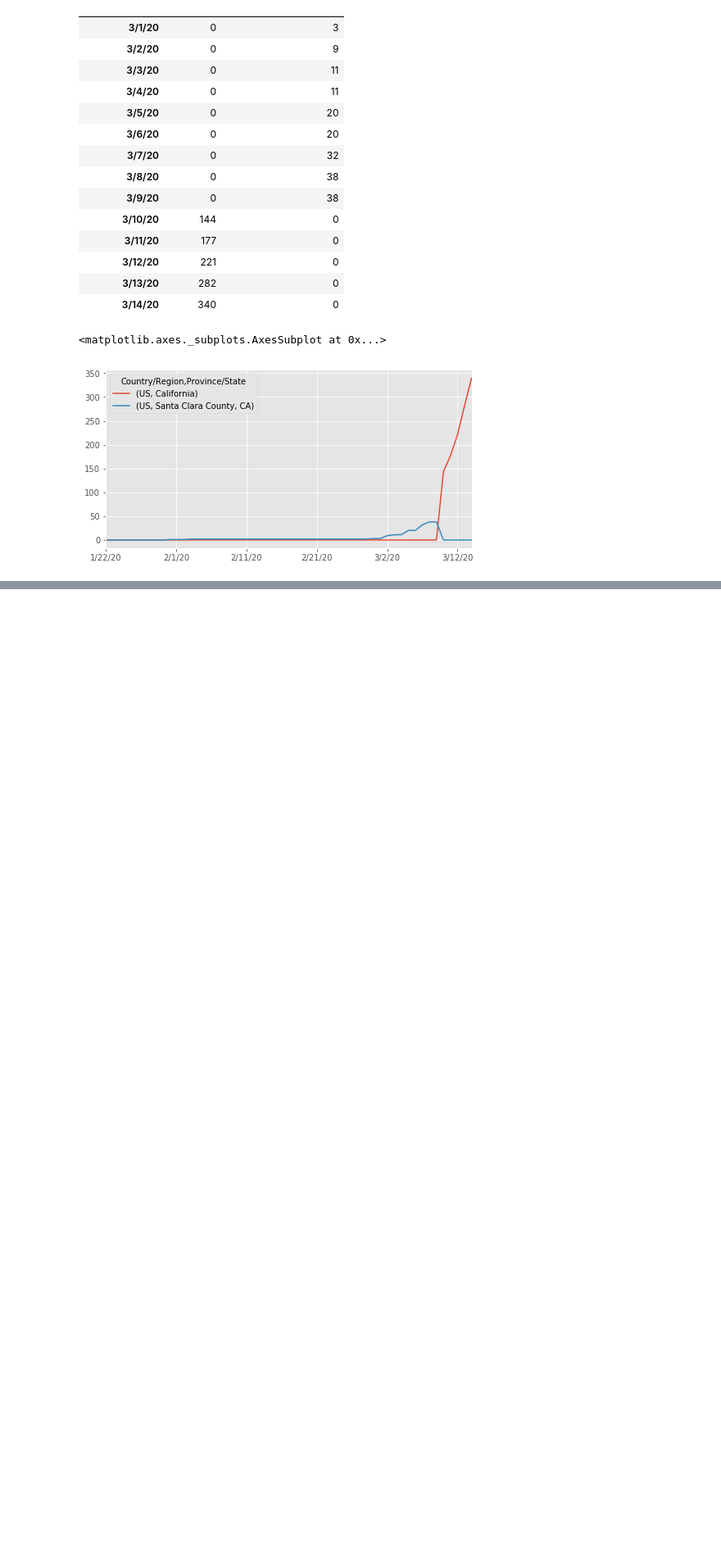
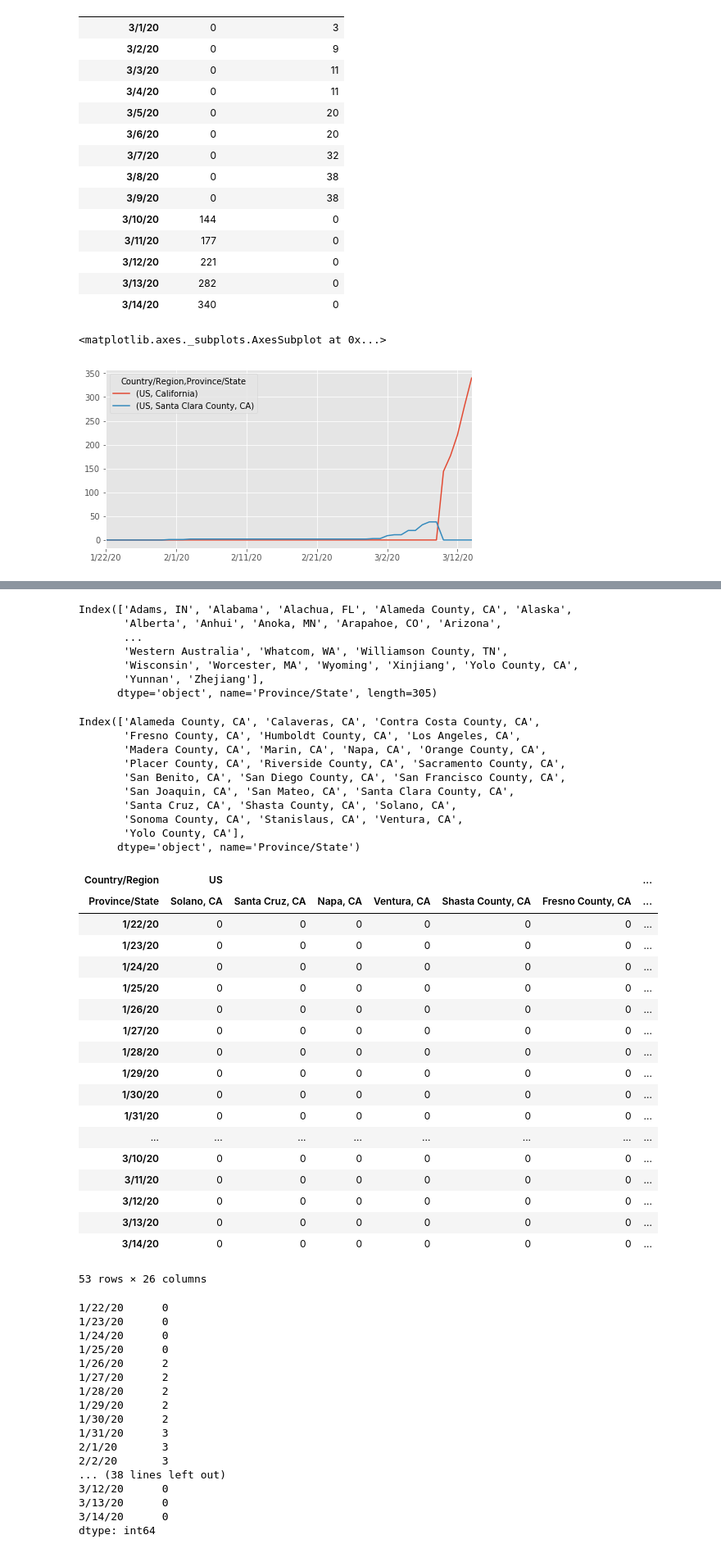
Before and after one commit to dyoung418/COVID-19, a Jupyter notebook: covid_analysis.ipynb, the cells around one changed output, grey strips where cells are left out. Shown: that part at 82% size. Saved outputs shown, nothing was run; the diff lists cells and outputs as text; code cells hidden in the pictures; blank space fills up the shorter version.

```diff
--- a/covid_analysis.ipynb
+++ b/covid_analysis.ipynb
@@ -133,0 +155,69 @@ df.loc[:,pd.IndexSlice[:,['California', 'Santa Clara County, CA']]].plot()
+# %%
+idx = pd.IndexSlice
+df.columns.levels[1]
+# The following produces a list of booleans
+#     df.columns.levels[1].str.contains(", CA")
+# but for use with the .loc[:, idx[]] construct below, I need a list of
+# column names instead (not a list of booleans, because the list of booleans
+# is not the same size as the level 1 multi-index list)
+# so, first take this step to define the list of names into cal_locations
+cal_locations = df.columns.levels[1][df.columns.levels[1].str.contains(", CA")]
+cal_locations
+# now use that list of locations to dereference the multi-indexed df
+df.loc[:, idx[:, cal_locations]]
+# now sum to get a summation of California
+df.loc[:, idx[:, cal_locations]].sum(axis=1)
+# %% [output]
+Index(['Adams, IN', 'Alabama', 'Alachua, FL', 'Alameda County, CA', 'Alaska',
+       'Alberta', 'Anhui', 'Anoka, MN', 'Arapahoe, CO', 'Arizona',
+       ...
+       'Western Australia', 'Whatcom, WA', 'Williamson County, TN',
+       'Wisconsin', 'Worcester, MA', 'Wyoming', 'Xinjiang', 'Yolo County, CA',
+       'Yunnan', 'Zhejiang'],
+      dtype='object', name='Province/State', length=305)
+Index(['Alameda County, CA', 'Calaveras, CA', 'Contra Costa County, CA',
+       'Fresno County, CA', 'Humboldt County, CA', 'Los Angeles, CA',
+       'Madera County, CA', 'Marin, CA', 'Napa, CA', 'Orange County, CA',
+       'Placer County, CA', 'Riverside County, CA', 'Sacramento County, CA',
+       'San Benito, CA', 'San Diego County, CA', 'San Francisco County, CA',
+       'San Joaquin, CA', 'San Mateo, CA', 'Santa Clara County, CA',
+       'Santa Cruz, CA', 'Shasta County, CA', 'Solano, CA',
+       'Sonoma County, CA', 'Stanislaus, CA', 'Ventura, CA',
+       'Yolo County, CA'],
+      dtype='object', name='Province/State')
+| Country/Region | US |  |  |  |  |  | ... |
+| Province/State | Solano, CA | Santa Cruz, CA | Napa, CA | Ventura, CA | Shasta County, CA | Fresno County, CA | ... |
+| 1/22/20 | 0 | 0 | 0 | 0 | 0 | 0 | ... |
+| 1/23/20 | 0 | 0 | 0 | 0 | 0 | 0 | ... |
+| 1/24/20 | 0 | 0 | 0 | 0 | 0 | 0 | ... |
+| 1/25/20 | 0 | 0 | 0 | 0 | 0 | 0 | ... |
+| 1/26/20 | 0 | 0 | 0 | 0 | 0 | 0 | ... |
+| 1/27/20 | 0 | 0 | 0 | 0 | 0 | 0 | ... |
+| 1/28/20 | 0 | 0 | 0 | 0 | 0 | 0 | ... |
+| 1/29/20 | 0 | 0 | 0 | 0 | 0 | 0 | ... |
+| 1/30/20 | 0 | 0 | 0 | 0 | 0 | 0 | ... |
+| 1/31/20 | 0 | 0 | 0 | 0 | 0 | 0 | ... |
+| ... | ... | ... | ... | ... | ... | ... | ... |
+| 3/10/20 | 0 | 0 | 0 | 0 | 0 | 0 | ... |
+| 3/11/20 | 0 | 0 | 0 | 0 | 0 | 0 | ... |
+| 3/12/20 | 0 | 0 | 0 | 0 | 0 | 0 | ... |
+| 3/13/20 | 0 | 0 | 0 | 0 | 0 | 0 | ... |
+| 3/14/20 | 0 | 0 | 0 | 0 | 0 | 0 | ... |
+53 rows × 26 columns
+1/22/20      0
+1/23/20      0
+1/24/20      0
+1/25/20      0
+1/26/20      2
+1/27/20      2
+1/28/20      2
+1/29/20      2
+1/30/20      2
+1/31/20      3
+2/1/20       3
+2/2/20       3
+... (38 lines left out)
+3/12/20      0
+3/13/20      0
+3/14/20      0
+dtype: int64
```
Also changed, not shown: parts of 7 cells of this notebook.
